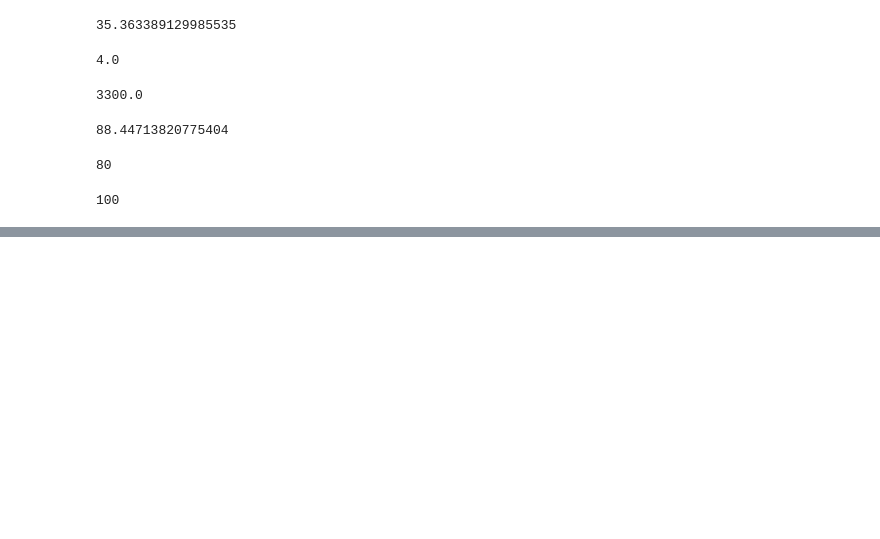
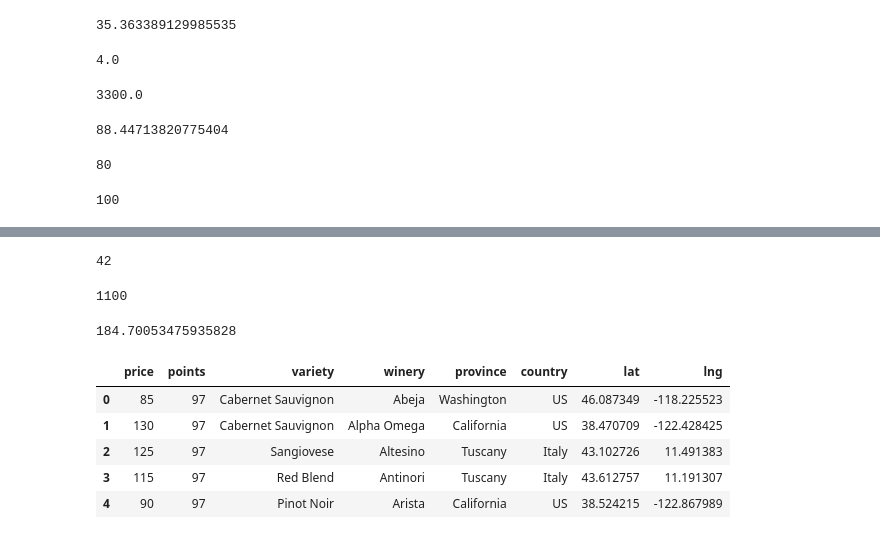
Before and after one commit to ladyj-dev/D3_Team_Project2, a Jupyter notebook: Resources/Wine Data Beginning Analysis.ipynb, the cells around one changed output, grey strips where cells are left out. Saved outputs shown, nothing was run; the diff lists cells and outputs as text; code cells hidden in the pictures; blank space fills up the shorter version.

```diff
--- a/Resources/Wine Data Beginning Analysis.ipynb
+++ b/Resources/Wine Data Beginning Analysis.ipynb
@@ -177,0 +358,12 @@ df['points'].max()
+# %%
+final_df['price'].min()
+# %% [output]
+42
+# %%
+final_df['price'].max()
+# %% [output]
+1100
+# %%
+final_df['price'].mean()
+# %% [output]
+184.70053475935828
@@ -177,0 +372,11 @@ df['points'].max()
+# %%
+final_df = pd.read_excel('final_cleaned_wine.xlsx')
+# %%
+final_df.head()
+# %% [output]
+|  | price | points | variety | winery | province | country | lat | lng |
+| 0 | 85 | 97 | Cabernet Sauvignon | Abeja | Washington | US | 46.087349 | -118.225523 |
+| 1 | 130 | 97 | Cabernet Sauvignon | Alpha Omega | California | US | 38.470709 | -122.428425 |
+| 2 | 125 | 97 | Sangiovese | Altesino | Tuscany | Italy | 43.102726 | 11.491383 |
+| 3 | 115 | 97 | Red Blend | Antinori | Tuscany | Italy | 43.612757 | 11.191307 |
+| 4 | 90 | 97 | Pinot Noir | Arista | California | US | 38.524215 | -122.867989 |
```
Also changed, not shown: parts of 46 cells of this notebook, 28 other files.
